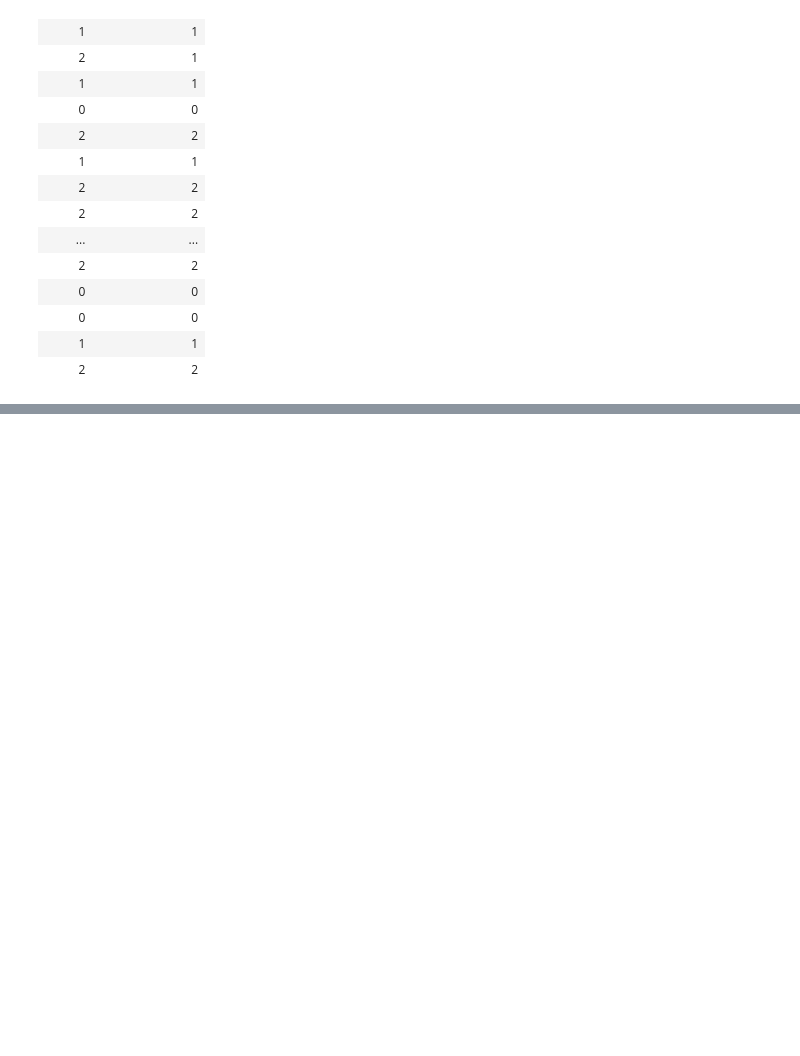
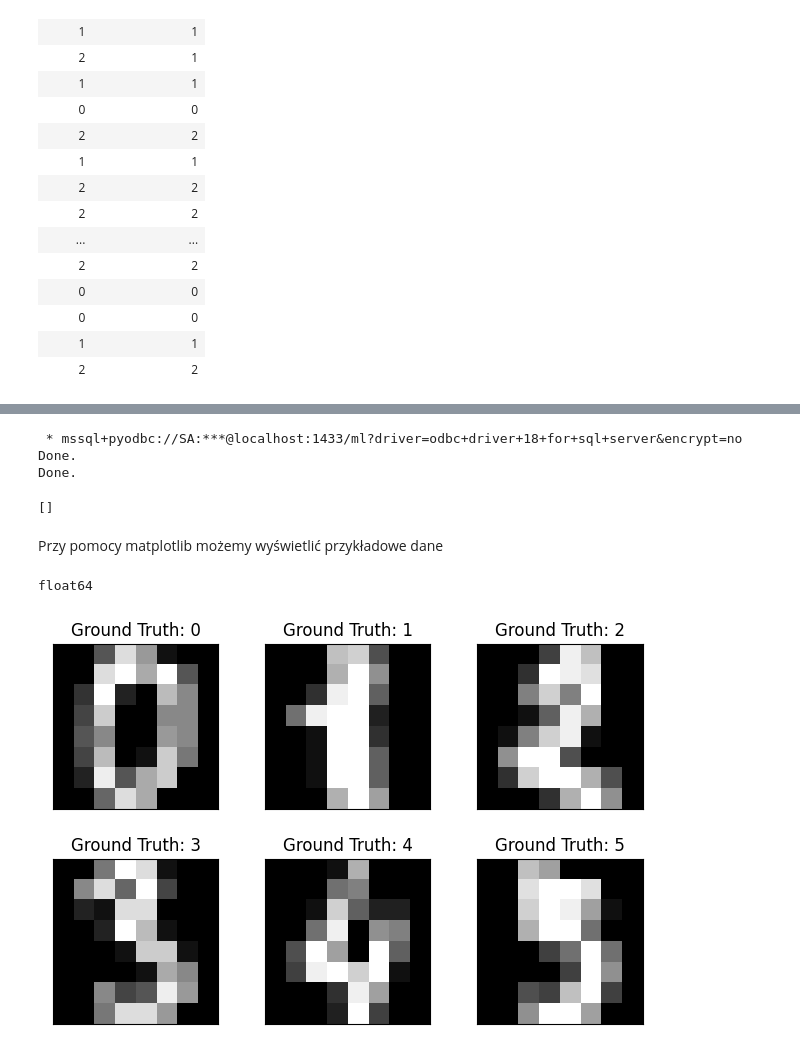
Before and after one commit to Kowalski1024/ml-playground, a Jupyter notebook: sql_with_python.ipynb, the cells around one changed output, grey strips where cells are left out. Drawn from its saved outputs; the diff is of its cells as text; code cells hidden in the pictures; blank space fills up the shorter version.

```diff
--- a/sql_with_python.ipynb
+++ b/sql_with_python.ipynb
@@ -532,0 +588,31 @@ connection_string = f'mssql+pyodbc://{user}:{password}@{server}:{port}/{database
+# %%
+%%sql
+
+DROP TABLE IF EXISTS mnist_data;
+
+CREATE TABLE mnist_data (
+    id INT NOT NULL PRIMARY KEY,
+    image VARBINARY(max) NOT NULL,
+    label INT
+);
+# %% [output]
+ * mssql+pyodbc://SA:***@localhost:1433/ml?driver=odbc+driver+18+for+sql+server&encrypt=no
+Done.
+Done.
+[]
+# %% [markdown]
+Przy pomocy matplotlib możemy wyświetlić przykładowe dane
+# %%
+mnist_dataset = datasets.load_digits()
+
+fig = plt.figure()
+for i in range(6):
+  plt.subplot(2,3,i+1)
+  plt.tight_layout()
+  plt.imshow(mnist_dataset['images'][i], cmap='gray', interpolation='none')
+  plt.title("Ground Truth: {}".format(mnist_dataset.target[i]))
+  plt.xticks([])
+  plt.yticks([])
+# %% [output]
+float64
+[figure, added]
```
Also changed, not shown: parts of 12 cells of this notebook.
